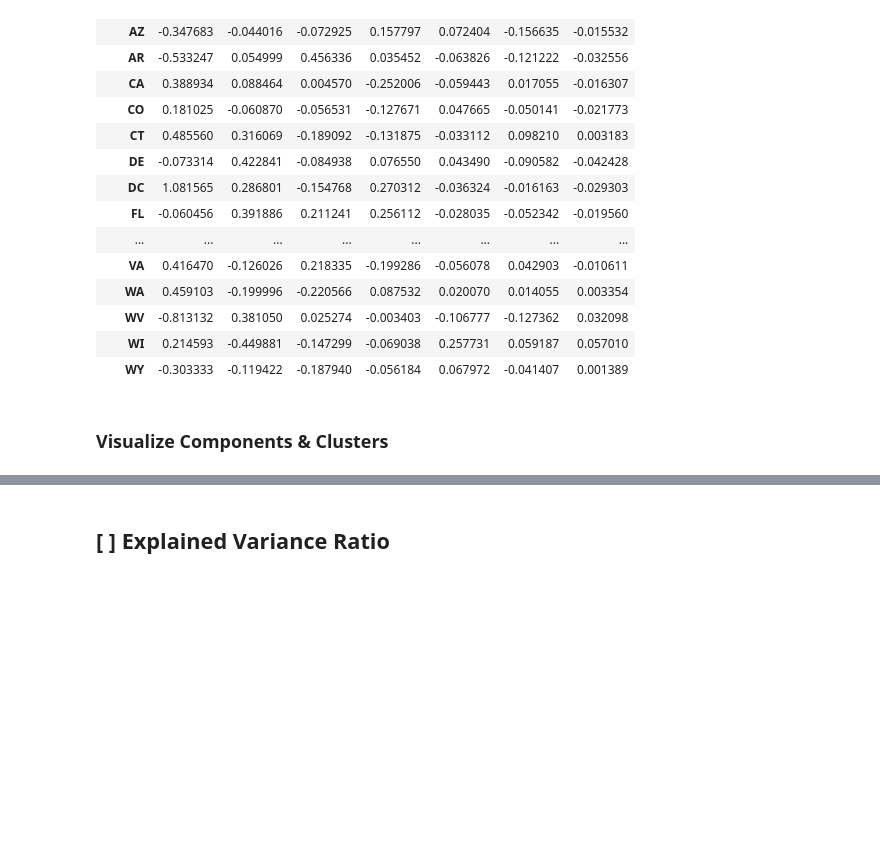
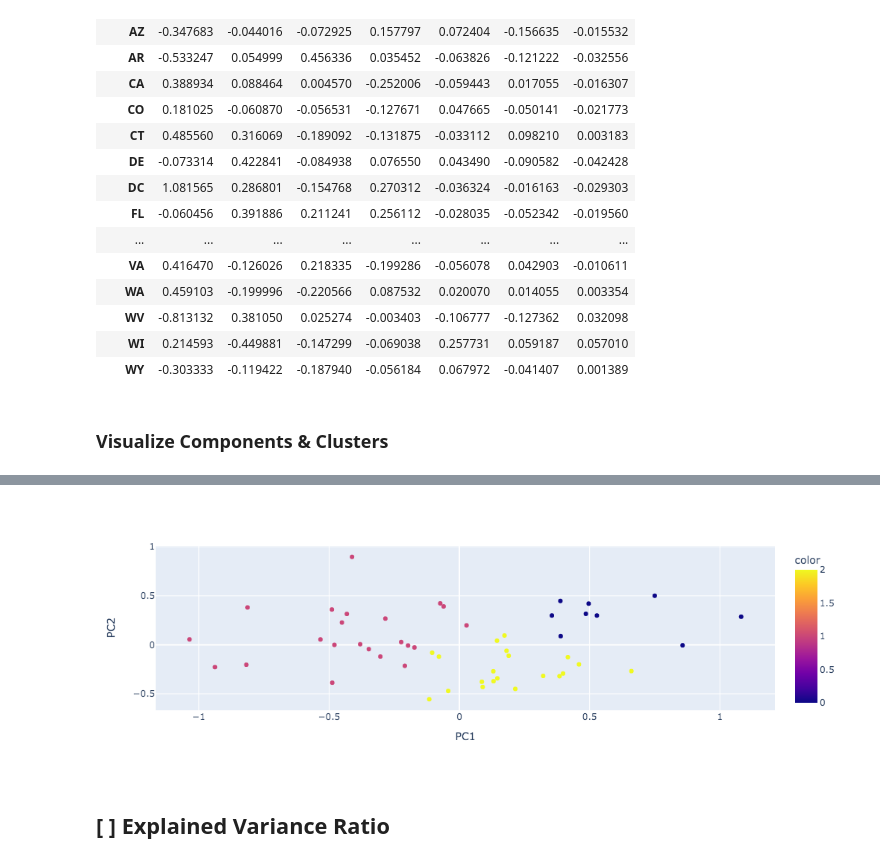
Before and after one commit to toluwabori/resolving-machine-learning-python, a Jupyter notebook: 06_Principal Component Analysis & Dimensionality Reduction/06B_dimensionality-reduction-pca_session_blank.ipynb, the cells around one changed output, grey strips where cells are left out. Drawn from its saved outputs; the diff is of its cells as text; code cells hidden in the pictures; blank space fills up the shorter version.

```diff
--- a/06_Principal Component Analysis & Dimensionality Reduction/06B_dimensionality-reduction-pca_session_blank.ipynb
+++ b/06_Principal Component Analysis & Dimensionality Reduction/06B_dimensionality-reduction-pca_session_blank.ipynb
@@ -205,5 +205,5 @@ df_pca
 # %%
 import plotly.express as pt
 # %%
-pt.scatter(data_frame= df_pca,x='PC1',y='PC2',color = df_pred.pred_km)
+pt.scatter(data_frame= df_pca,x='PC1',y='PC2',color = df_pred.pred_km,hover_name=df_crashes.index)
 # %% [output]
@@ -211,3 +210,4 @@ pt.scatter(data_frame= df_pca,x='PC1',y='PC2',color = df_pred.pred_km)
+[figure, added]
 # %% [markdown]
 ## [ ] Explained Variance Ratio
 # %% [markdown]
```
Also changed, not shown: parts of 1 cell of this notebook, 1 other file.
